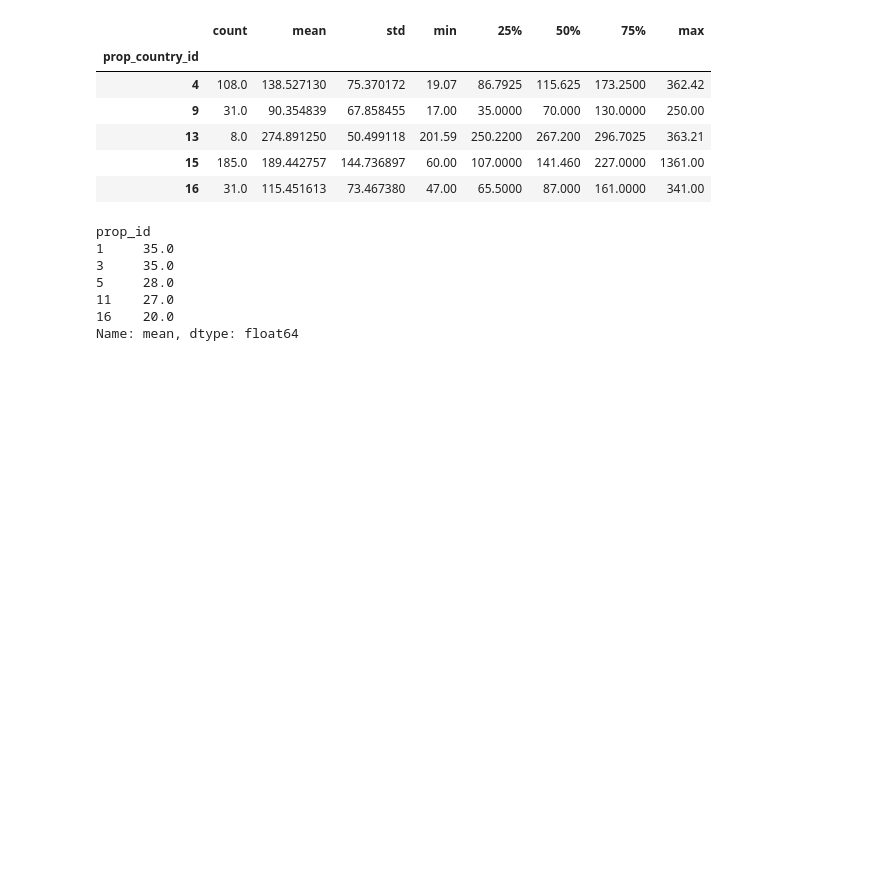
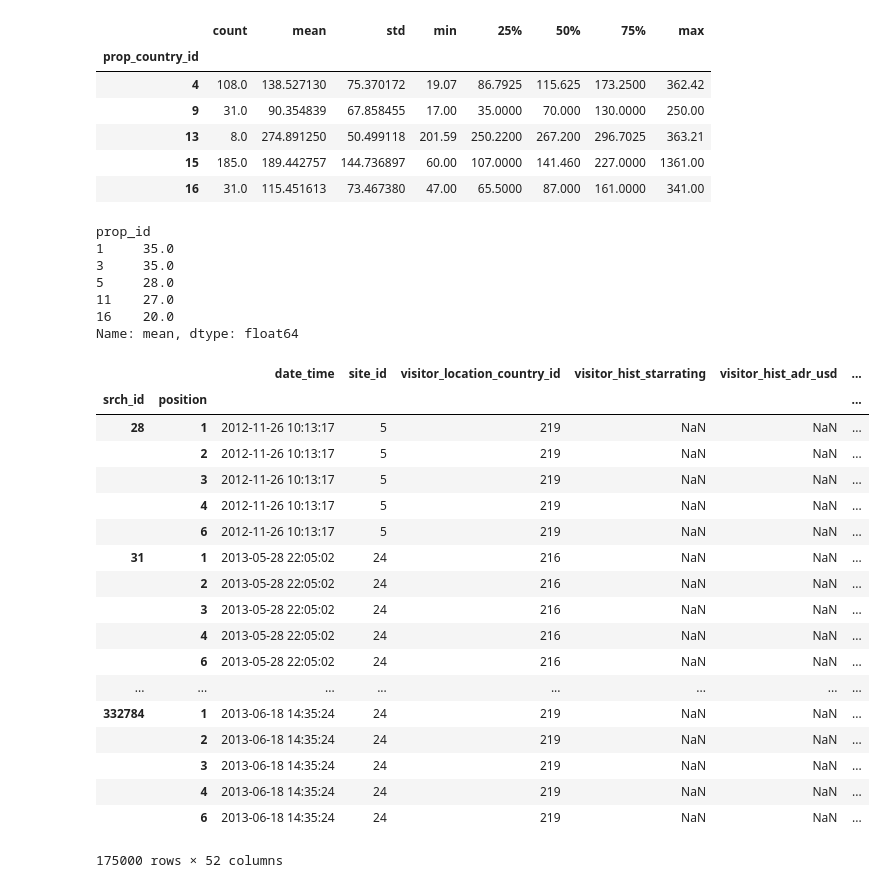
Before and after one commit to MaicoTimmerman/uva_data_mining_techniques, a Jupyter notebook: assignment2/data/exploration.ipynb, the cells around one changed output. Drawn from its saved outputs; the diff is of its cells as text; code cells hidden in the pictures; blank space fills up the shorter version.

Commit message:
optimized balance dataframe.
Changes have not been tested. Please test before use!

```diff
--- a/assignment2/data/exploration.ipynb
+++ b/assignment2/data/exploration.ipynb
@@ -569,0 +642,33 @@ Name: mean, dtype: float64
+# %%
+df_new = df.groupby("srch_id").position.nsmallest(5, keep='first')
+# %%
+df_new = df_new.reset_index().drop("level_1", axis=1)
+# %%
+df_new.set_index(['srch_id', 'position'], inplace=True)
+df_new.sort_index(level=['srch_id', 'position'], inplace=True)
+# %%
+df.set_index(['srch_id', 'position'], inplace=True)
+df.sort_index(level=['srch_id', 'position'], inplace=True)
+# %%
+experiment = df_new.join(df)
+experiment
+# %% [output]
+|  |  | date_time | site_id | visitor_location_country_id | visitor_hist_starrating | visitor_hist_adr_usd | ... |
+| srch_id | position |  |  |  |  |  | ... |
+| 28 | 1 | 2012-11-26 10:13:17 | 5 | 219 | NaN | NaN | ... |
+|  | 2 | 2012-11-26 10:13:17 | 5 | 219 | NaN | NaN | ... |
+|  | 3 | 2012-11-26 10:13:17 | 5 | 219 | NaN | NaN | ... |
+|  | 4 | 2012-11-26 10:13:17 | 5 | 219 | NaN | NaN | ... |
+|  | 6 | 2012-11-26 10:13:17 | 5 | 219 | NaN | NaN | ... |
+| 31 | 1 | 2013-05-28 22:05:02 | 24 | 216 | NaN | NaN | ... |
+|  | 2 | 2013-05-28 22:05:02 | 24 | 216 | NaN | NaN | ... |
+|  | 3 | 2013-05-28 22:05:02 | 24 | 216 | NaN | NaN | ... |
+|  | 4 | 2013-05-28 22:05:02 | 24 | 216 | NaN | NaN | ... |
+|  | 6 | 2013-05-28 22:05:02 | 24 | 216 | NaN | NaN | ... |
+| ... | ... | ... | ... | ... | ... | ... | ... |
+| 332784 | 1 | 2013-06-18 14:35:24 | 24 | 219 | NaN | NaN | ... |
+|  | 2 | 2013-06-18 14:35:24 | 24 | 219 | NaN | NaN | ... |
+|  | 3 | 2013-06-18 14:35:24 | 24 | 219 | NaN | NaN | ... |
+|  | 4 | 2013-06-18 14:35:24 | 24 | 219 | NaN | NaN | ... |
+|  | 6 | 2013-06-18 14:35:24 | 24 | 219 | NaN | NaN | ... |
+175000 rows × 52 columns
```
Also changed, not shown: parts of 7 cells of this notebook, 2 other files.
